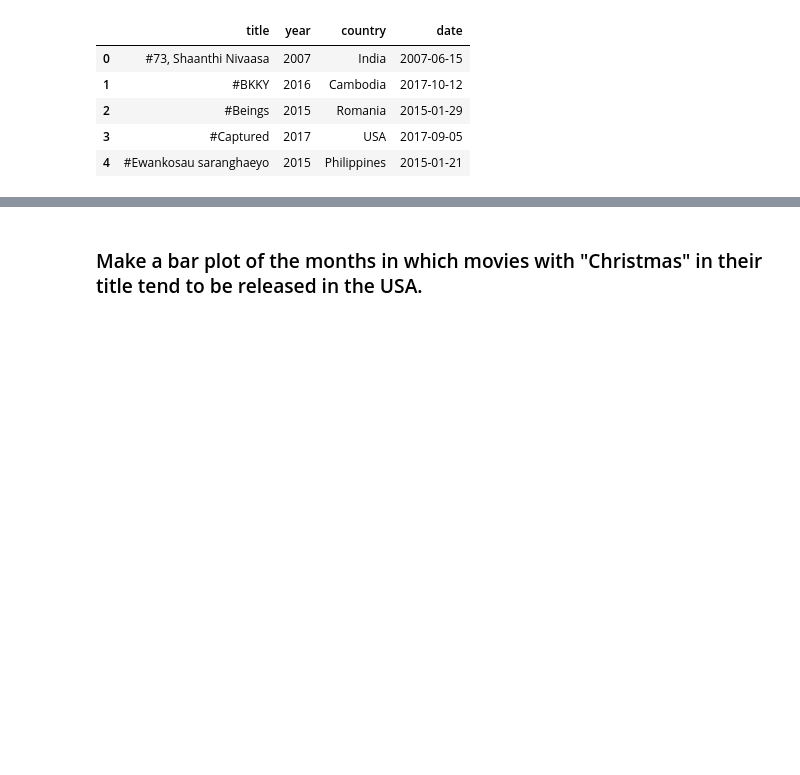
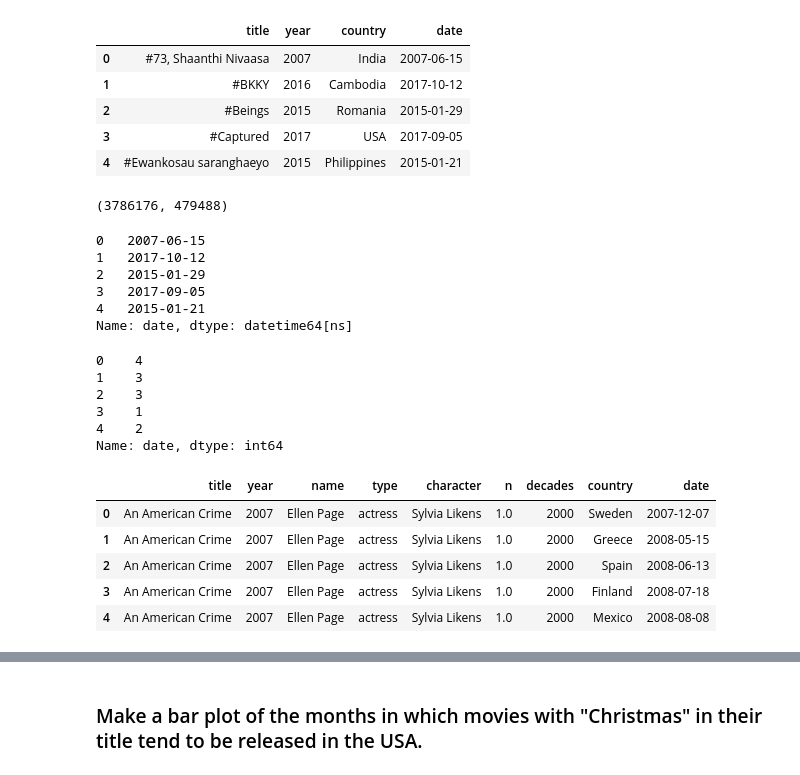
Before and after one commit to tansudasli/analytics-sandbox, a Jupyter notebook: pandas/Exercises-5.ipynb, the cells around one changed output, grey strips where cells are left out. Drawn from its saved outputs; the diff is of its cells as text; code cells hidden in the pictures; blank space fills up the shorter version.

```diff
--- a/pandas/Exercises-5.ipynb
+++ b/pandas/Exercises-5.ipynb
@@ -25,3 +25,54 @@ release_dates.head()
 | 2 | #Beings | 2015 | Romania | 2015-01-29 |
 | 3 | #Captured | 2017 | USA | 2017-09-05 |
 | 4 | #Ewankosau saranghaeyo | 2015 | Philippines | 2015-01-21 |
+# %%
+len(cast), len(release_dates)
+
+# 244k movies
+# 500k release_dates
+# 4M    movies_by_cast
+# %% [output]
+(3786176, 479488)
+# %%
+release_dates.date.head()
+# %% [output]
+0   2007-06-15
+1   2017-10-12
+2   2015-01-29
+3   2017-09-05
+4   2015-01-21
+Name: date, dtype: datetime64[ns]
+# %%
+k = release_dates.date
+
+year = k.dt.year.head()
+day = k.dt.day.head()
+day_of_year = k.dt.dayofyear.head()
+day_of_week = k.dt.dayofweek.head()
+
+
+day_of_week
+
+# only series has .dt !!
+# %% [output]
+0    4
+1    3
+2    3
+3    1
+4    2
+Name: date, dtype: int64
+# %%
+# merge
+# join is like merge but w/ different defaults
+c = cast
+
+c = c[c.name == 'Ellen Page']  #how can we get also release dates from release dataframe
+
+c.merge(release_dates).head()
+# %% [output]
+|  | title | year | name | type | character | n | decades | country | date |
+| 0 | An American Crime | 2007 | Ellen Page | actress | Sylvia Likens | 1.0 | 2000 | Sweden | 2007-12-07 |
+| 1 | An American Crime | 2007 | Ellen Page | actress | Sylvia Likens | 1.0 | 2000 | Greece | 2008-05-15 |
+| 2 | An American Crime | 2007 | Ellen Page | actress | Sylvia Likens | 1.0 | 2000 | Spain | 2008-06-13 |
+| 3 | An American Crime | 2007 | Ellen Page | actress | Sylvia Likens | 1.0 | 2000 | Finland | 2008-07-18 |
+| 4 | An American Crime | 2007 | Ellen Page | actress | Sylvia Likens | 1.0 | 2000 | Mexico | 2008-08-08 |
```
Also changed, not shown: parts of 3 cells of this notebook.
